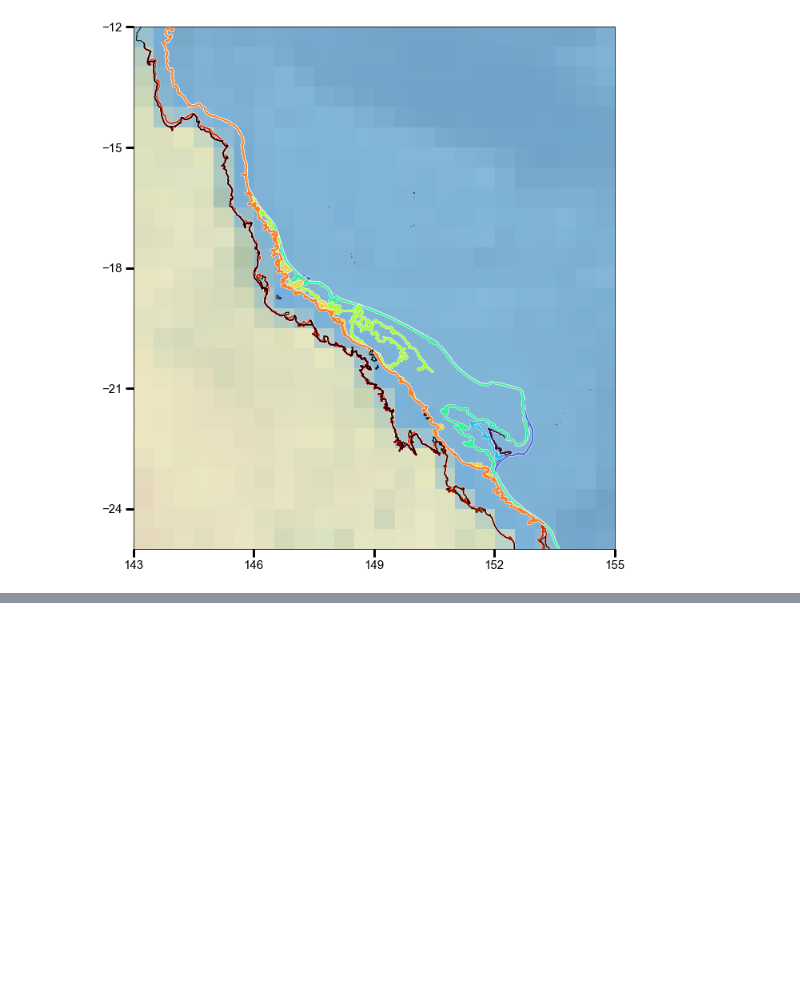
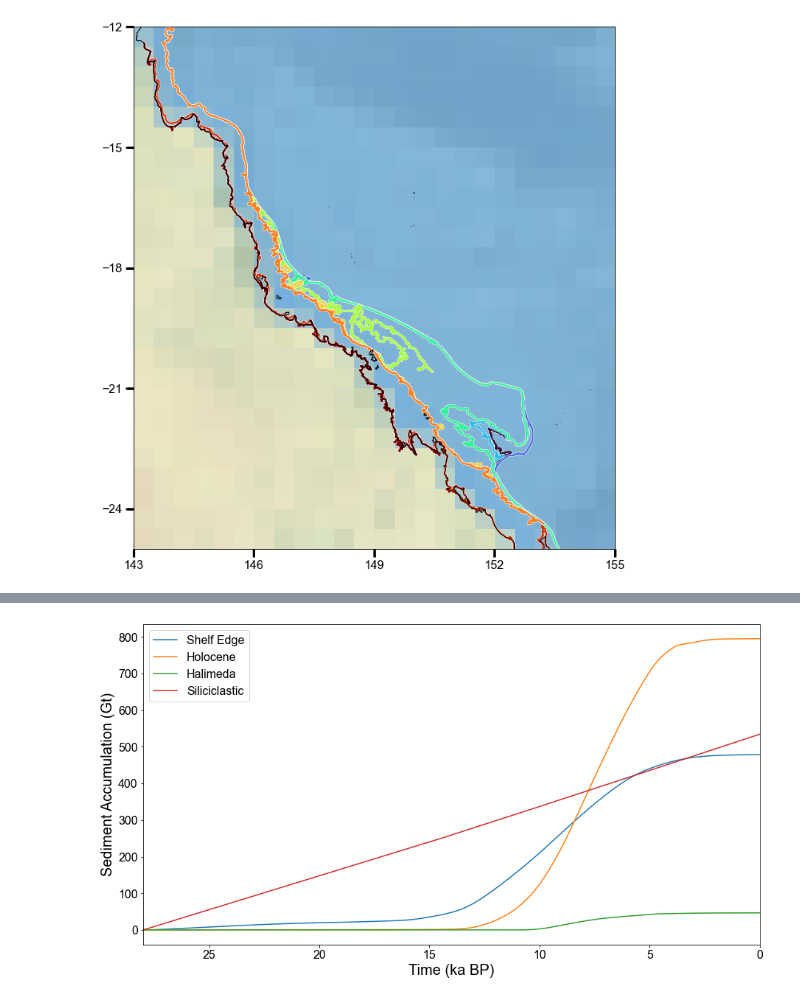
Before and after one commit to yc-lin-geo/GBR-Sediment, a Jupyter notebook: GBR_Sediment.ipynb, the cells around one changed output, grey strips where cells are left out. Cells and saved outputs as stored; diff of their text form; code cells hidden in the pictures; blank space fills up the shorter version.

```diff
--- a/GBR_Sediment.ipynb
+++ b/GBR_Sediment.ipynb
@@ -521,0 +227,15 @@ plt.show()
+# %%
+#temporal field
+fig = plt.figure(figsize=(15,8))
+ax = plt.subplot(111)
+ax.plot(sed_time,np.sum(average_shelf_edge,axis=0),label='Shelf Edge')
+ax.plot(sed_time,np.sum(average_holocene,axis=0),label='Holocene')
+ax.plot(sed_time,np.sum(average_hali,axis=0),label='Halimeda')
+ax.plot(sed_time,np.sum(average_si,axis=0),label='Siliciclastic')
+ax.legend()
+ax.set_xlabel('Time (ka BP)',fontsize=20)
+ax.set_ylabel('Sediment Accumulation (Gt)',fontsize=20)
+plt.xlim(28,0)
+plt.show()
+# %% [output]
+[figure, added]
```
Also changed, not shown: parts of 9 cells of this notebook.
